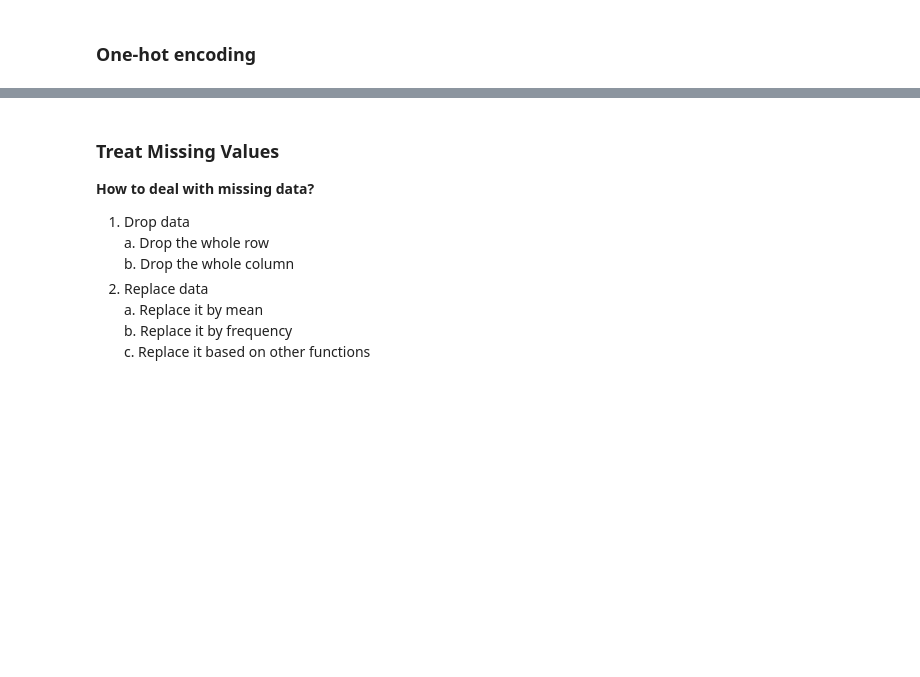
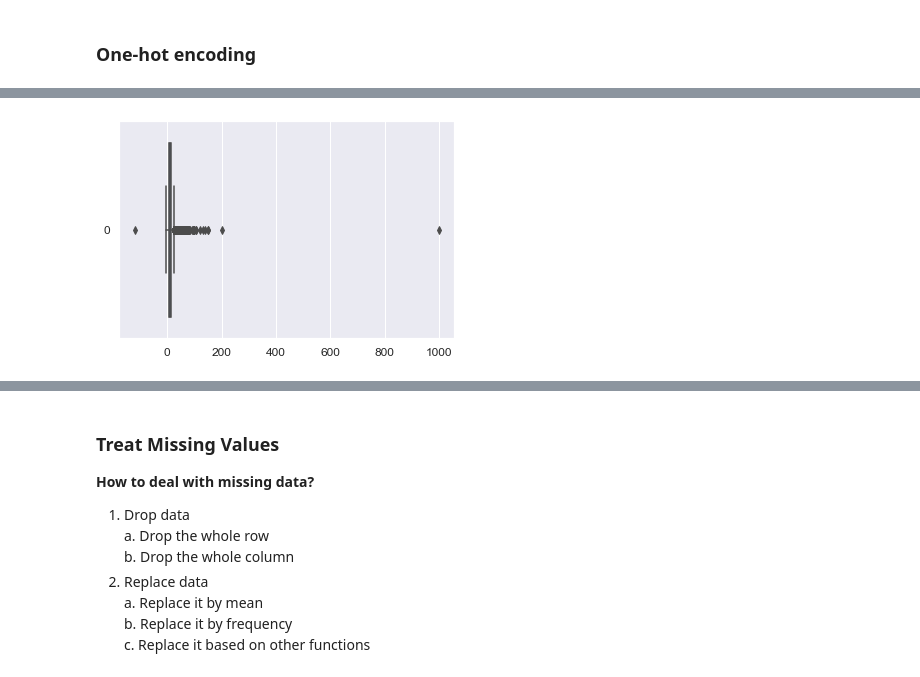
Before and after one commit to dennislamcv1/GoogleADA, a Jupyter notebook: Regression Analysis/Course 5 Automatidata project Second notebook.ipynb, the cells around one changed output, grey strips where cells are left out. Drawn from its saved outputs; the diff is of its cells as text; code cells hidden in the pictures; blank space fills up the shorter version.

```diff
--- a/Regression Analysis/Course 5 Automatidata project Second notebook.ipynb
+++ b/Regression Analysis/Course 5 Automatidata project Second notebook.ipynb
@@ -304,0 +320,2 @@ df = df2.copy()
+# %%
+df2 = df[df['trip_distance'] != 0]
@@ -304,0 +340,2 @@ df = df2.copy()
+# %%
+df = df2.copy()
@@ -304,0 +344,5 @@ df = df2.copy()
+# %%
+sns.boxplot(data=df["fare_amount"], showfliers=True, orient="h")
+plt.show()
+# %% [output]
+[figure, added]
```
Also changed, not shown: parts of 117 cells of this notebook, 1 other file.
